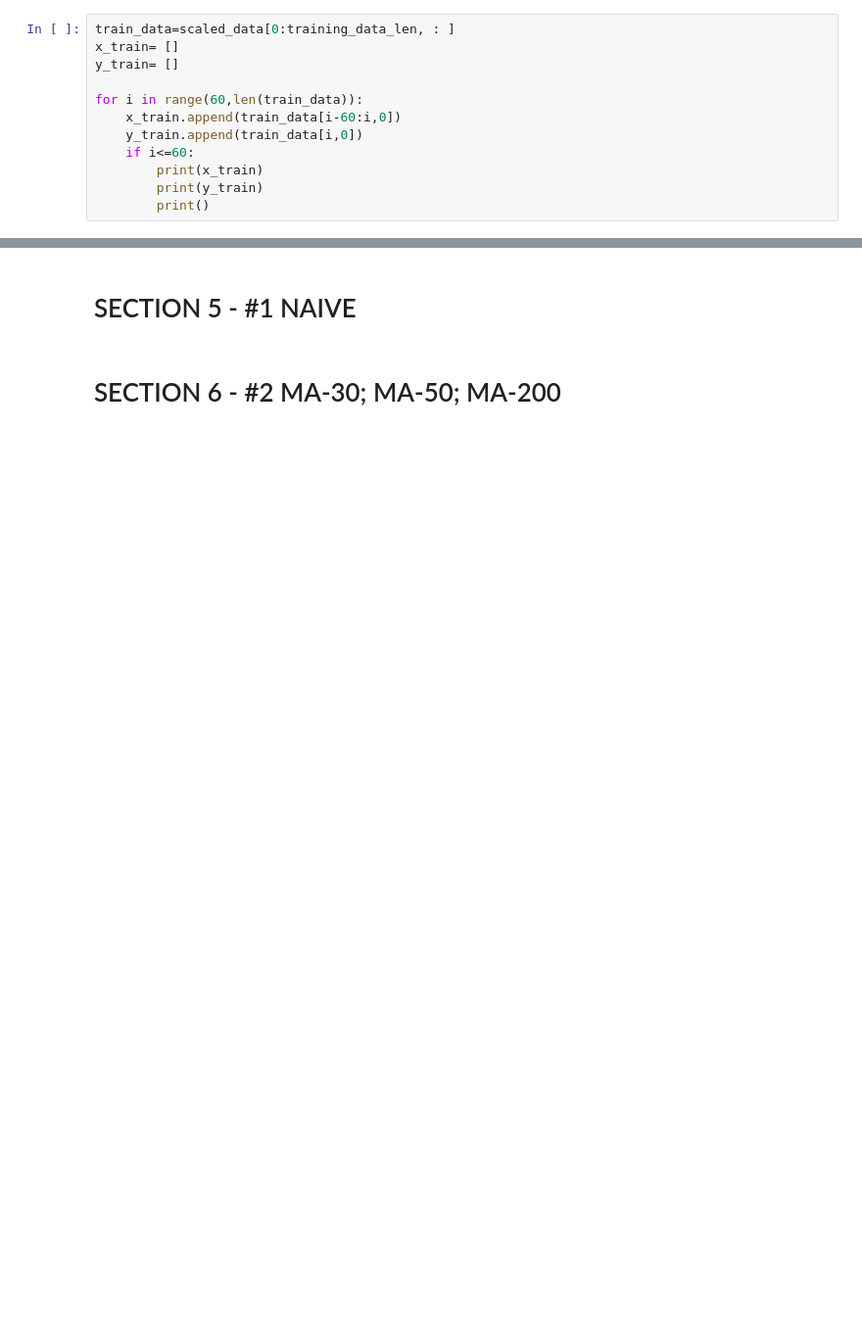
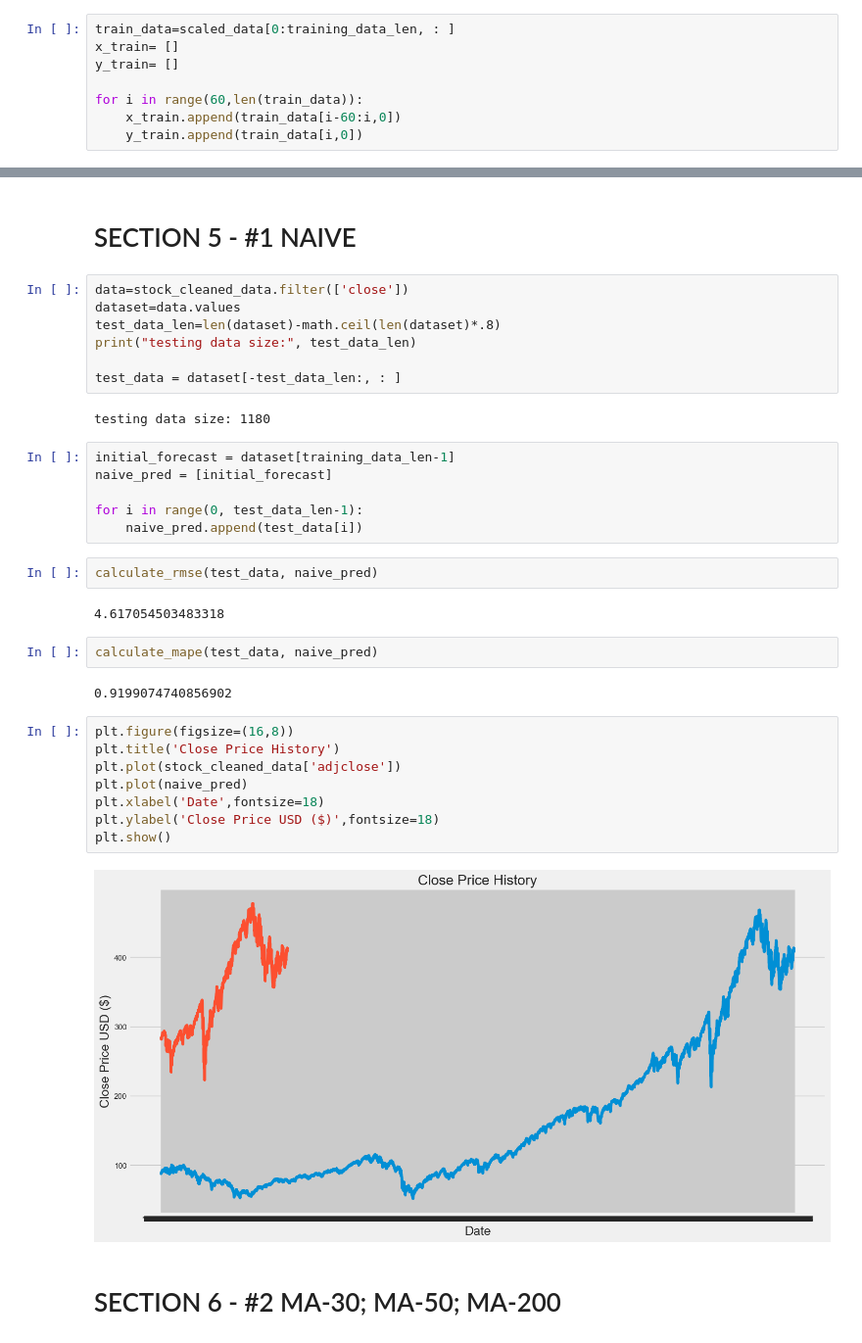
Before and after one commit to SC1015-A139-TEAM7/mini-project, a Jupyter notebook: src/SC1015_PROJECT_DRAFT1.ipynb, the cells around one changed output, grey strips where cells are left out. Shown: that part at 98% size. Cells and saved outputs as stored; diff of their text form; blank space fills up the shorter version.

```diff
--- a/src/SC1015_PROJECT_DRAFT1.ipynb
+++ b/src/SC1015_PROJECT_DRAFT1.ipynb
@@ -122,7 +132,3 @@ y_train= []
 for i in range(60,len(train_data)):
     x_train.append(train_data[i-60:i,0])
     y_train.append(train_data[i,0])
-    if i<=60:
-        print(x_train)
-        print(y_train)
-        print()
@@ -143,4 +135,37 @@ for i in range(60,len(train_data)):
 # %% [markdown]
 # SECTION 5 - #1 NAIVE
+# %%
+data=stock_cleaned_data.filter(['close'])
+dataset=data.values
+test_data_len=len(dataset)-math.ceil(len(dataset)*.8)
+print("testing data size:", test_data_len)
+
+test_data = dataset[-test_data_len:, : ]
+# %% [output]
+testing data size: 1180
+# %%
+initial_forecast = dataset[training_data_len-1]
+naive_pred = [initial_forecast]
+
+for i in range(0, test_data_len-1):
+    naive_pred.append(test_data[i])
+# %%
+calculate_rmse(test_data, naive_pred)
+# %% [output]
+4.617054503483318
+# %%
+calculate_mape(test_data, naive_pred)
+# %% [output]
+0.9199074740856902
+# %%
+plt.figure(figsize=(16,8))
+plt.title('Close Price History')
+plt.plot(stock_cleaned_data['adjclose'])
+plt.plot(naive_pred)
+plt.xlabel('Date',fontsize=18)
+plt.ylabel('Close Price USD ($)',fontsize=18)
+plt.show()
+# %% [output]
+[figure, added]
 # %% [markdown]
 # SECTION 6 - #2 MA-30; MA-50; MA-200
```
Also changed, not shown: parts of 30 cells of this notebook, 1 other file.
